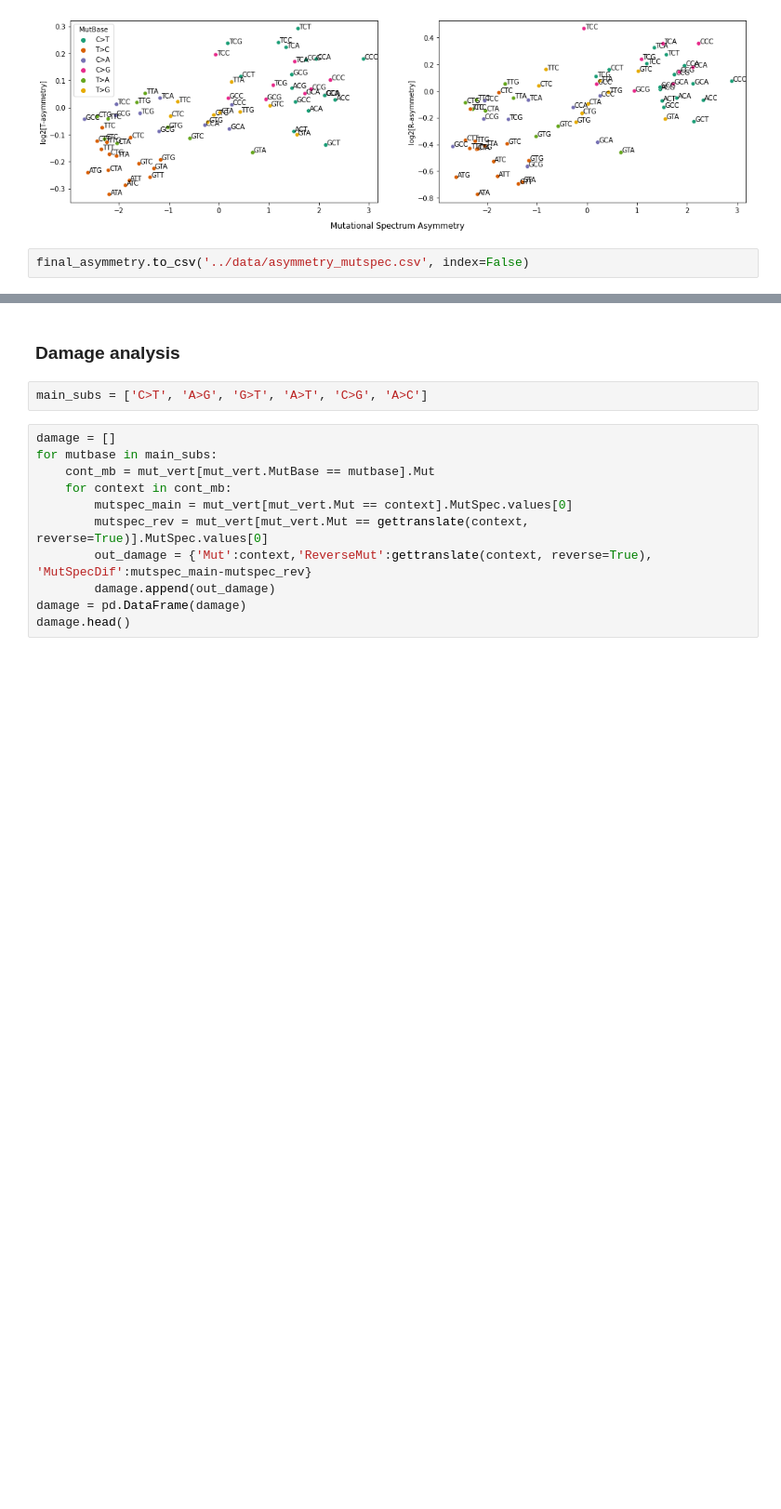
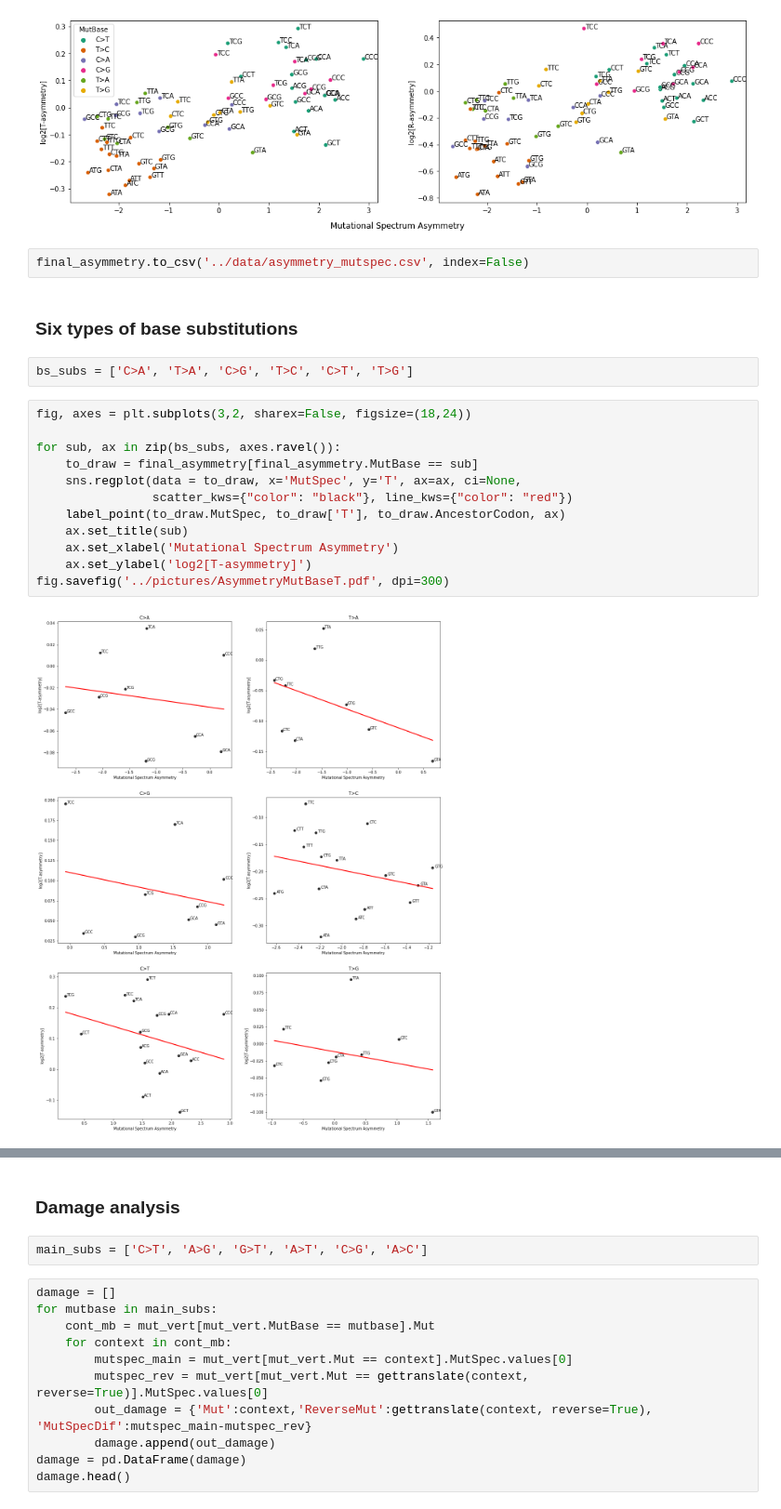
Before and after one commit to mitoclub/mtdna-192component-mutspec-chordata, a Jupyter notebook: scripts/asymmetry_TR.ipynb, the cells around one changed output, grey strips where cells are left out. Shown at 93% size. Cells and saved outputs as stored; diff of their text form; blank space fills up the shorter version.

Commit message:
plots of MutBase by T and R asymmetry and MutSpec

```diff
--- a/scripts/asymmetry_TR.ipynb
+++ b/scripts/asymmetry_TR.ipynb
@@ -102,3 +113,21 @@ fig.savefig('../pictures/AsymmetryTRM.pdf', dpi=300)
 [figure]
 # %%
 final_asymmetry.to_csv('../data/asymmetry_mutspec.csv', index=False)
+# %% [markdown]
+### Six types of base substitutions
+# %%
+bs_subs = ['C>A', 'T>A', 'C>G', 'T>C', 'C>T', 'T>G']
+# %%
+fig, axes = plt.subplots(3,2, sharex=False, figsize=(18,24))
+
+for sub, ax in zip(bs_subs, axes.ravel()):
+    to_draw = final_asymmetry[final_asymmetry.MutBase == sub]
+    sns.regplot(data = to_draw, x='MutSpec', y='T', ax=ax, ci=None,
+                scatter_kws={"color": "black"}, line_kws={"color": "red"})
+    label_point(to_draw.MutSpec, to_draw['T'], to_draw.AncestorCodon, ax)
+    ax.set_title(sub)
+    ax.set_xlabel('Mutational Spectrum Asymmetry')
+    ax.set_ylabel('log2[T-asymmetry]')
+fig.savefig('../pictures/AsymmetryMutBaseT.pdf', dpi=300)
+# %% [output]
+[figure, added]
```
Also changed, not shown: parts of 6 cells of this notebook, 2 other files.
